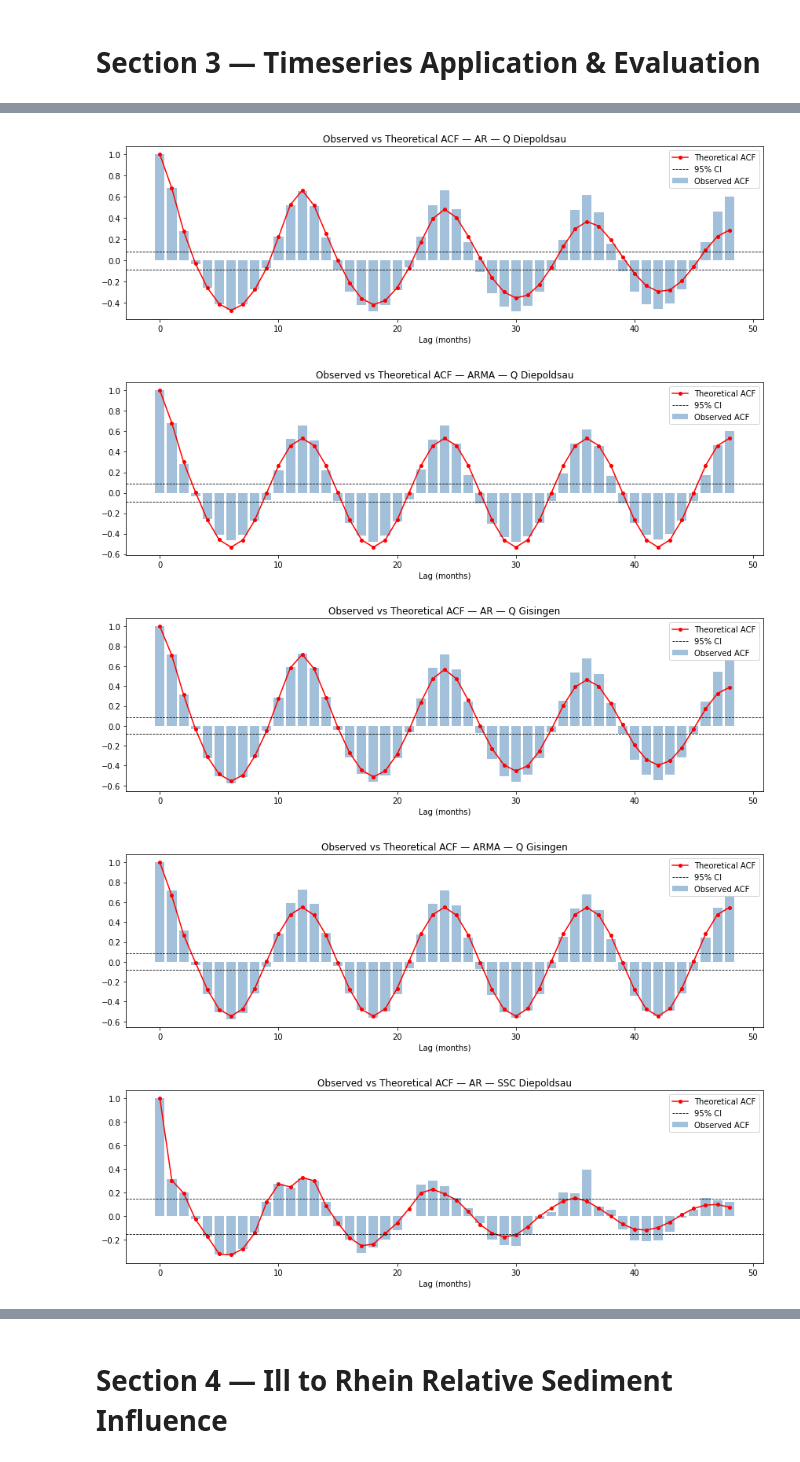
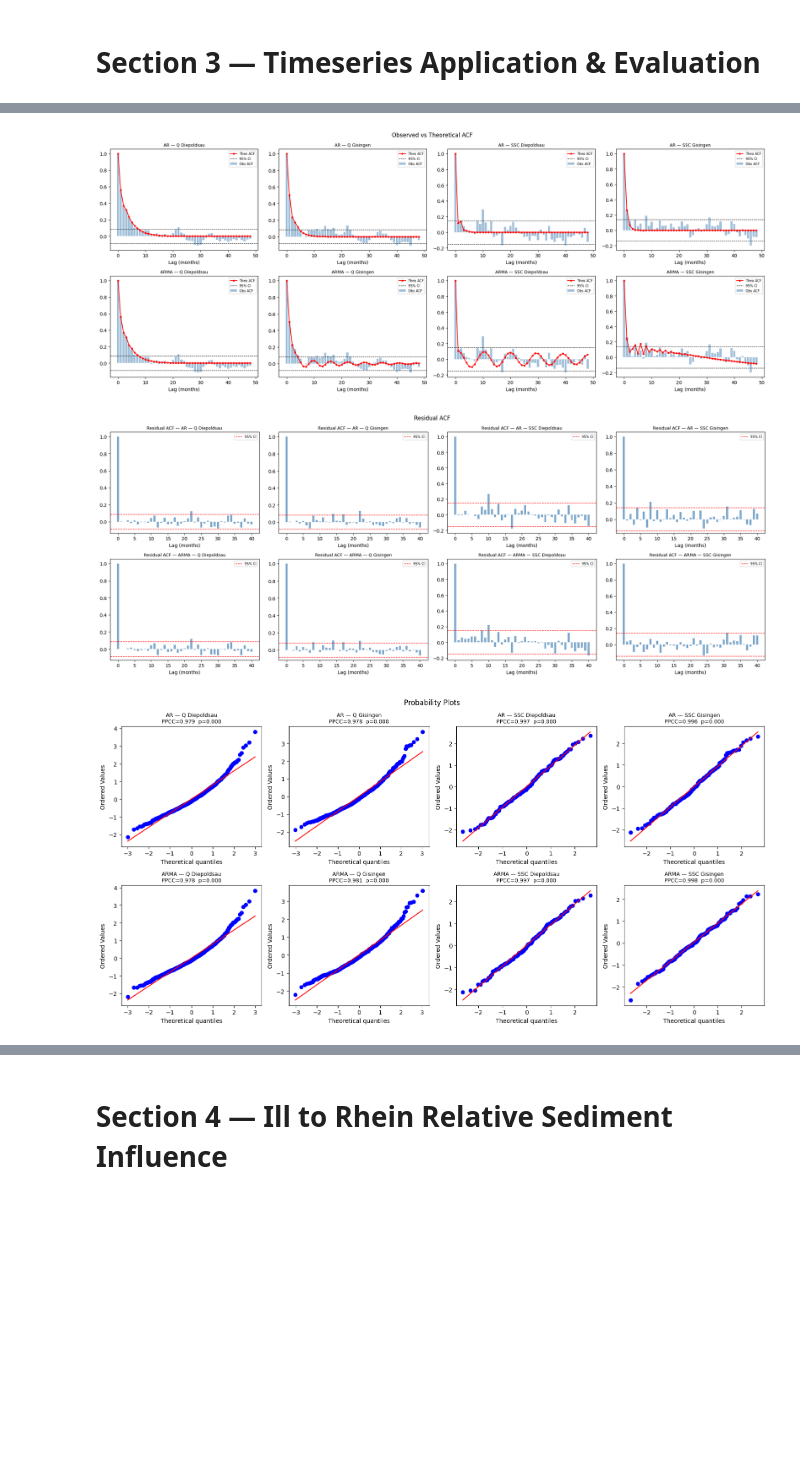
Before and after one commit to stanmab/WRM_2, a Jupyter notebook: Module2.ipynb, the cells around one changed output, grey strips where cells are left out. Saved outputs shown, nothing was run; the diff lists cells and outputs as text; code cells hidden in the pictures; blank space fills up the shorter version.

```diff
--- a/Module2.ipynb
+++ b/Module2.ipynb
@@ -191,40 +204,47 @@ ppcc_arma_ssc_gis, pv_arma_ssc_gis, _ = normality_test(arma_ssc_gis)
 # %%
 # PLOT
+from utils import plot_acf_comparison, plot_residual_acf
 
-# Observed vs theoretical ACF
-plot_acf_comparison(corr_q_diep,   ar_q_diep,    title="AR — Q Diepoldsau")
-plot_acf_comparison(corr_q_diep,   arma_q_diep,  title="ARMA — Q Diepoldsau")
-plot_acf_comparison(corr_q_gis,    ar_q_gis,     title="AR — Q Gisingen")
-plot_acf_comparison(corr_q_gis,    arma_q_gis,   title="ARMA — Q Gisingen")
-plot_acf_comparison(corr_ssc_diep, ar_ssc_diep,  title="AR — SSC Diepoldsau")
-plot_acf_comparison(corr_ssc_diep, arma_ssc_diep,title="ARMA — SSC Diepoldsau")
-plot_acf_comparison(corr_ssc_gis,  ar_ssc_gis,   title="AR — SSC Gisingen")
-plot_acf_comparison(corr_ssc_gis,  arma_ssc_gis, title="ARMA — SSC Gisingen")
+# Observed vs theoretical ACF — 2 rows (AR / ARMA) × 4 cols (series)
+fig, axes = plt.subplots(2, 4, figsize=(20, 8))
+fig.suptitle("Observed vs Theoretical ACF", fontsize=12)
+plot_acf_comparison(corr_q_diep,   ar_q_diep,    title="AR — Q Diepoldsau",    ax=axes[0, 0])
+plot_acf_comparison(corr_q_gis,    ar_q_gis,     title="AR — Q Gisingen",      ax=axes[0, 1])
+plot_acf_comparison(corr_ssc_diep, ar_ssc_diep,  title="AR — SSC Diepoldsau",  ax=axes[0, 2])
+plot_acf_comparison(corr_ssc_gis,  ar_ssc_gis,   title="AR — SSC Gisingen",    ax=axes[0, 3])
+plot_acf_comparison(corr_q_diep,   arma_q_diep,  title="ARMA — Q Diepoldsau",  ax=axes[1, 0])
+plot_acf_comparison(corr_q_gis,    arma_q_gis,   title="ARMA — Q Gisingen",    ax=axes[1, 1])
+plot_acf_comparison(corr_ssc_diep, arma_ssc_diep,title="ARMA — SSC Diepoldsau",ax=axes[1, 2])
+plot_acf_comparison(corr_ssc_gis,  arma_ssc_gis, title="ARMA — SSC Gisingen",  ax=axes[1, 3])
+plt.tight_layout()
 
-# Residual ACFs
-plot_residual_acf(ar_q_diep,     title="AR — Q Diepoldsau")
-plot_residual_acf(arma_q_diep,   title="ARMA — Q Diepoldsau")
-plot_residual_acf(ar_q_gis,      title="AR — Q Gisingen")
-plot_residual_acf(arma_q_gis,    title="ARMA — Q Gisingen")
-plot_residual_acf(ar_ssc_diep,   title="AR — SSC Diepoldsau")
-plot_residual_acf(arma_ssc_diep, title="ARMA — SSC Diepoldsau")
-plot_residual_acf(ar_ssc_gis,    title="AR — SSC Gisingen")
-plot_residual_acf(arma_ssc_gis,  title="ARMA — SSC Gisingen")
+# Residual ACF — same layout
+fig, axes = plt.subplots(2, 4, figsize=(20, 8))
+fig.suptitle("Residual ACF", fontsize=12)
+plot_residual_acf(ar_q_diep,     title="AR — Q Diepoldsau",    ax=axes[0, 0])
+plot_residual_acf(ar_q_gis,      title="AR — Q Gisingen",      ax=axes[0, 1])
+plot_residual_acf(ar_ssc_diep,   title="AR — SSC Diepoldsau",  ax=axes[0, 2])
+plot_residual_acf(ar_ssc_gis,    title="AR — SSC Gisingen",    ax=axes[0, 3])
+plot_residual_acf(arma_q_diep,   title="ARMA — Q Diepoldsau",  ax=axes[1, 0])
+plot_residual_acf(arma_q_gis,    title="ARMA — Q Gisingen",    ax=axes[1, 1])
+plot_residual_acf(arma_ssc_diep, title="ARMA — SSC Diepoldsau",ax=axes[1, 2])
+plot_residual_acf(arma_ssc_gis,  title="ARMA — SSC Gisingen",  ax=axes[1, 3])
+plt.tight_layout()
 
-# Probability plots
-for model, label in [
-    (ar_q_diep,    "AR Q Diepoldsau"),  (arma_q_diep,   "ARMA Q Diepoldsau"),
-    (ar_q_gis,     "AR Q Gisingen"),    (arma_q_gis,    "ARMA Q Gisingen"),
-    (ar_ssc_diep,  "AR SSC Diepoldsau"),(arma_ssc_diep, "ARMA SSC Diepoldsau"),
-    (ar_ssc_gis,   "AR SSC Gisingen"),  (arma_ssc_gis,  "ARMA SSC Gisingen"),
-]:
-    _, _, fig = normality_test(model)
-    fig.axes[0].set_title(label)
-
+# Probability plots — 2 rows (AR / ARMA) × 4 cols (series)
+fig, axes = plt.subplots(2, 4, figsize=(16, 8))
+fig.suptitle("Probability Plots", fontsize=12)
+normality_test(ar_q_diep,     title="AR — Q Diepoldsau",    ax=axes[0, 0])
+normality_test(ar_q_gis,      title="AR — Q Gisingen",      ax=axes[0, 1])
+normality_test(ar_ssc_diep,   title="AR — SSC Diepoldsau",  ax=axes[0, 2])
+normality_test(ar_ssc_gis,    title="AR — SSC Gisingen",    ax=axes[0, 3])
+normality_test(arma_q_diep,   title="ARMA — Q Diepoldsau",  ax=axes[1, 0])
+normality_test(arma_q_gis,    title="ARMA — Q Gisingen",    ax=axes[1, 1])
+normality_test(arma_ssc_diep, title="ARMA — SSC Diepoldsau",ax=axes[1, 2])
+normality_test(arma_ssc_gis,  title="ARMA — SSC Gisingen",  ax=axes[1, 3])
+plt.tight_layout()
 plt.show()
 # %% [output]
-[figure, old version]
+[figure, new version]
-[figure, old version]
+[figure, new version]
-[figure, old version]
+[figure, new version]
-[figure, removed]
-[figure, removed]
```
Also changed, not shown: parts of 25 cells of this notebook, 1 other file.
